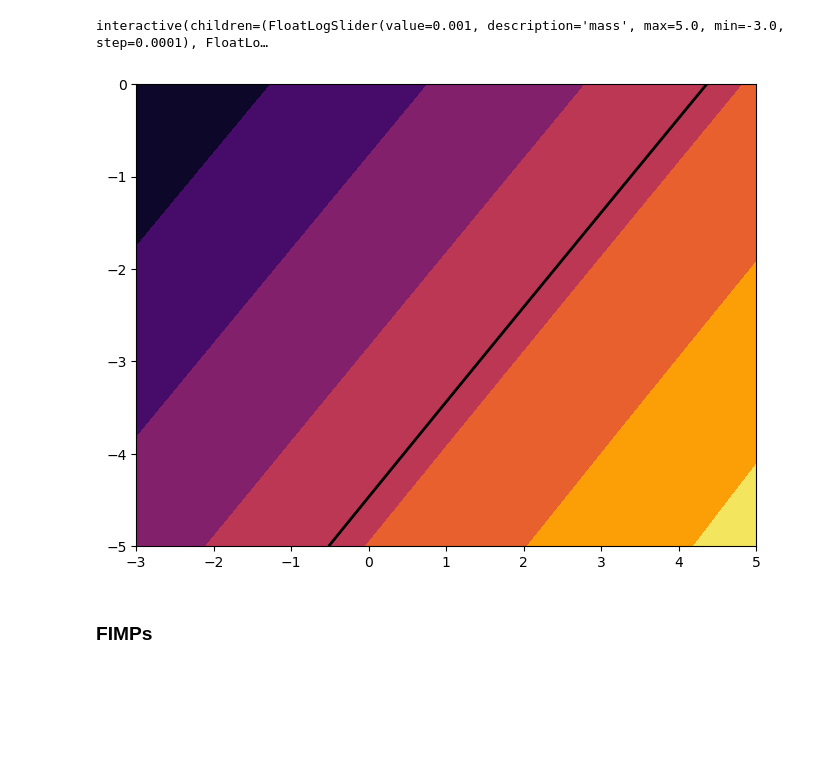
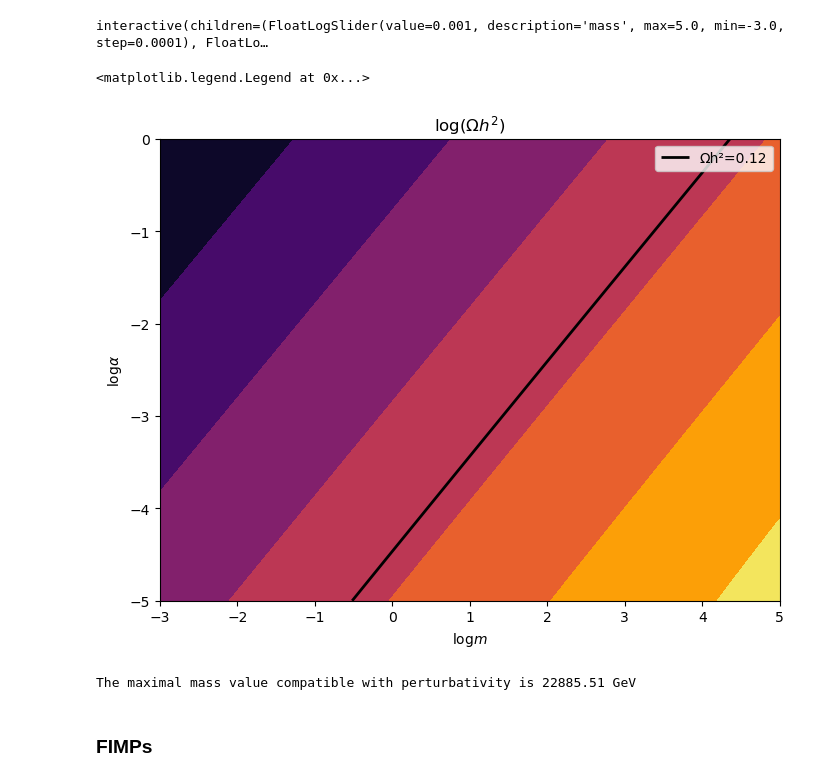
Before and after one commit to SantiagoJulioD/Trabajo_de_grado, a Jupyter notebook: Relic_density/relic_density.ipynb, the cells around one changed output. Cells and saved outputs as stored; diff of their text form; code cells hidden in the pictures; blank space fills up the shorter version.

```diff
--- a/Relic_density/relic_density.ipynb
+++ b/Relic_density/relic_density.ipynb
@@ -485,14 +485,31 @@ Os_par = Omega_par(Ms,Alphas)
 # %%
+ms = np.linspace(-3,5)
+alphas = np.linspace(-5,0)
+
+Ms, Alphas = np.meshgrid(ms,alphas)
+
+Os_par = Omega_par(Ms,Alphas)
+
 fig, ax = plt.subplots(figsize=(8,6))
 CS = ax.contourf(Ms,Alphas,np.log10(Os_par),cmap='inferno',)
 CSl = ax.contour(CS,levels=[np.log10(0.12),],colors='k',linestyles='solid',linewidths=2)
+ax.set_title(r'$\mathrm{log}(\Omega h^2)$')
+ax.set_xlabel(r'$\mathrm{log}m$')
+ax.set_ylabel(r'$\mathrm{log}\alpha$')
+h1,_ = CSl.legend_elements()
+ax.legend(h1,['Ωh²=0.12'])
 # %% [output]
+<matplotlib.legend.Legend at 0x...>
-[figure, old version]
+[figure, new version]
 # %%
 p = CSl.collections[0].get_paths()[0]
 v = p.vertices
 d = pd.DataFrame(v,columns=['logm','loga'])
 Mmax = 10.**d[d['loga']==0]['logm'].values[0]
+
+print(f'The maximal mass value compatible with perturbativity is {Mmax:.2f} GeV')
+# %% [output]
+The maximal mass value compatible with perturbativity is 22885.51 GeV
 # %% [markdown]
 ### FIMPs
 # %%
```
Also changed, not shown: parts of 24 cells of this notebook, 2 other files.
